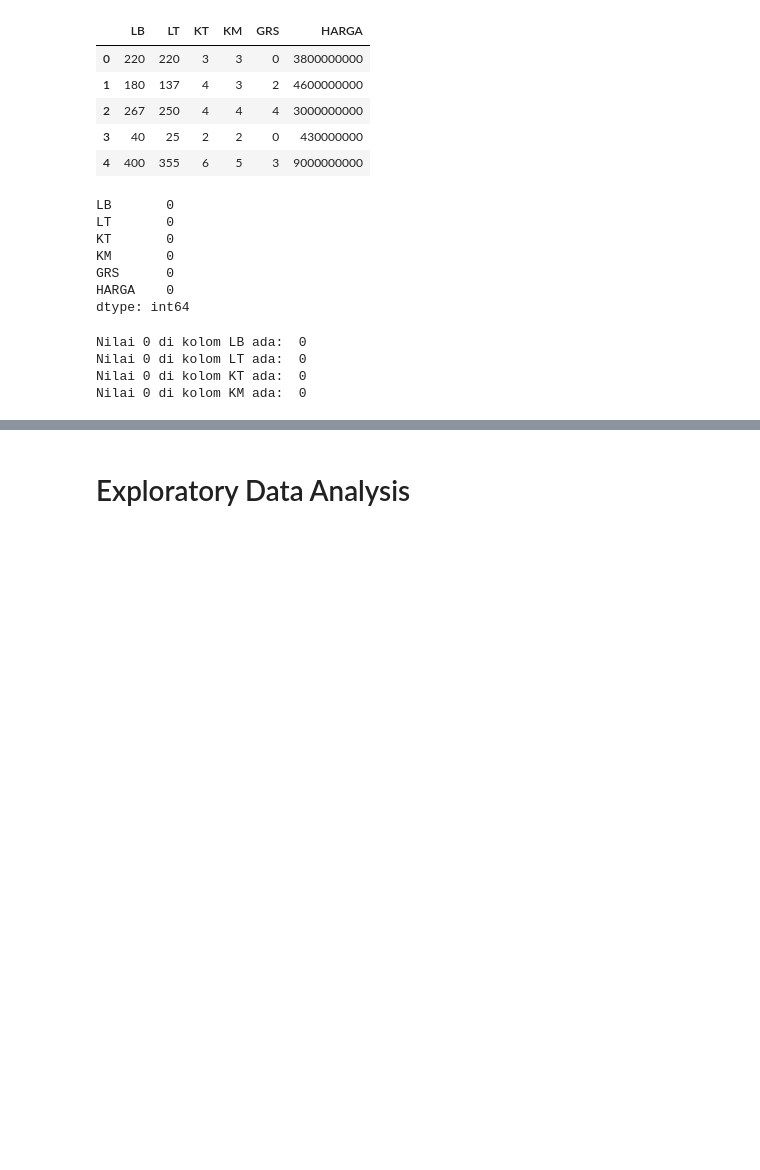
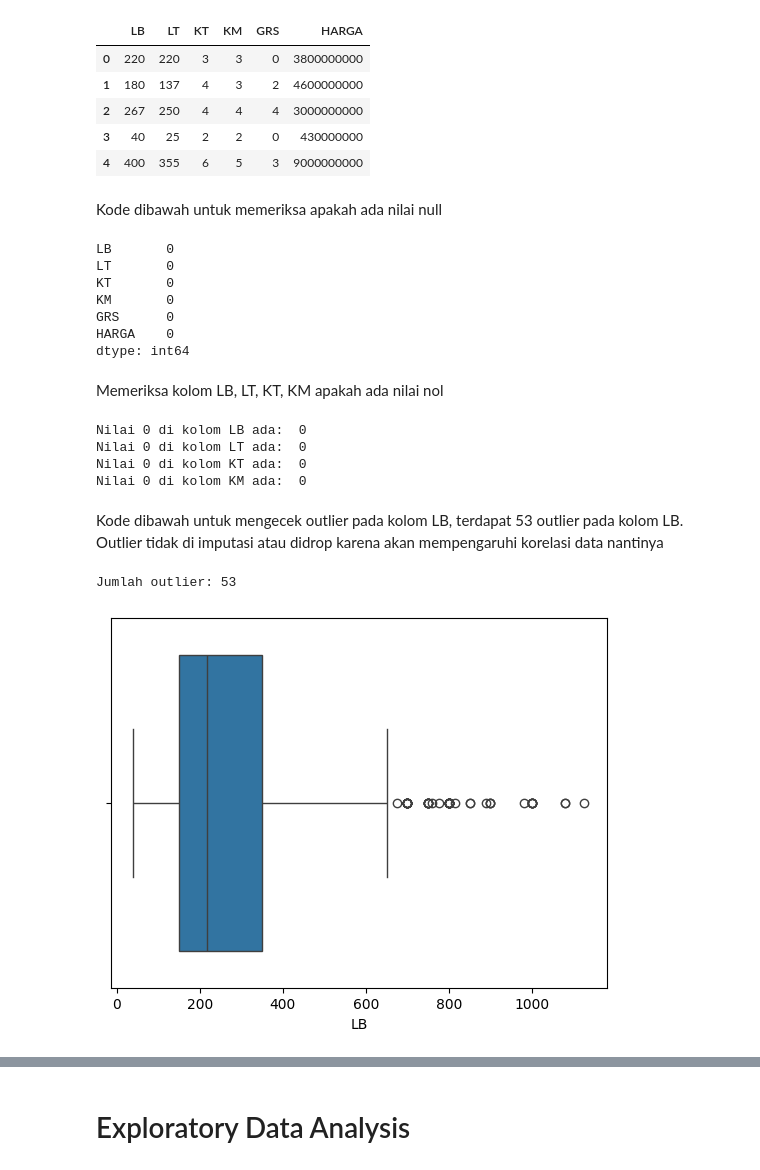
Before and after one commit to Raihanf27/Predictive-Analysis, a Jupyter notebook: Predictive Analysis.ipynb, the cells around one changed output, grey strips where cells are left out. Drawn from its saved outputs; the diff is of its cells as text; code cells hidden in the pictures; blank space fills up the shorter version.

```diff
--- a/Predictive Analysis.ipynb
+++ b/Predictive Analysis.ipynb
@@ -90,5 +100,7 @@ df.head()
 | 2 | 267 | 250 | 4 | 4 | 4 | 3000000000 |
 | 3 | 40 | 25 | 2 | 2 | 0 | 430000000 |
 | 4 | 400 | 355 | 6 | 5 | 3 | 9000000000 |
+# %% [markdown]
+Kode dibawah untuk memeriksa apakah ada nilai null
 # %%
 # Memeriksa kolom apakah ada nilai null
@@ -102,4 +113,6 @@ KM       0
 GRS      0
 HARGA    0
 dtype: int64
+# %% [markdown]
+ Memeriksa kolom LB, LT, KT, KM apakah ada nilai nol
 # %%
@@ -119,3 +132,19 @@ Nilai 0 di kolom LB ada:  0
 Nilai 0 di kolom LT ada:  0
 Nilai 0 di kolom KT ada:  0
 Nilai 0 di kolom KM ada:  0
+# %% [markdown]
+Kode dibawah untuk mengecek outlier pada kolom LB, terdapat 53 outlier pada kolom LB. Outlier tidak di imputasi atau didrop karena akan mempengaruhi korelasi data nantinya
+# %%
+sns.boxplot(x=df['LB'])
+
+Q1 = df['LB'].quantile(0.25)
+Q3 = df['LB'].quantile(0.75)
+IQR = Q3 - Q1
+lower_bound2 = Q1 - 1.5 * IQR
+upper_bound2 = Q3 + 1.5 * IQR
+
+outliers = df[(df['LB'] < lower_bound2) | (df['LB'] > upper_bound2)]
+print("Jumlah outlier:", outliers.shape[0])
+# %% [output]
+Jumlah outlier: 53
+[figure, added]
```
Also changed, not shown: parts of 31 cells of this notebook, 5 other files.
